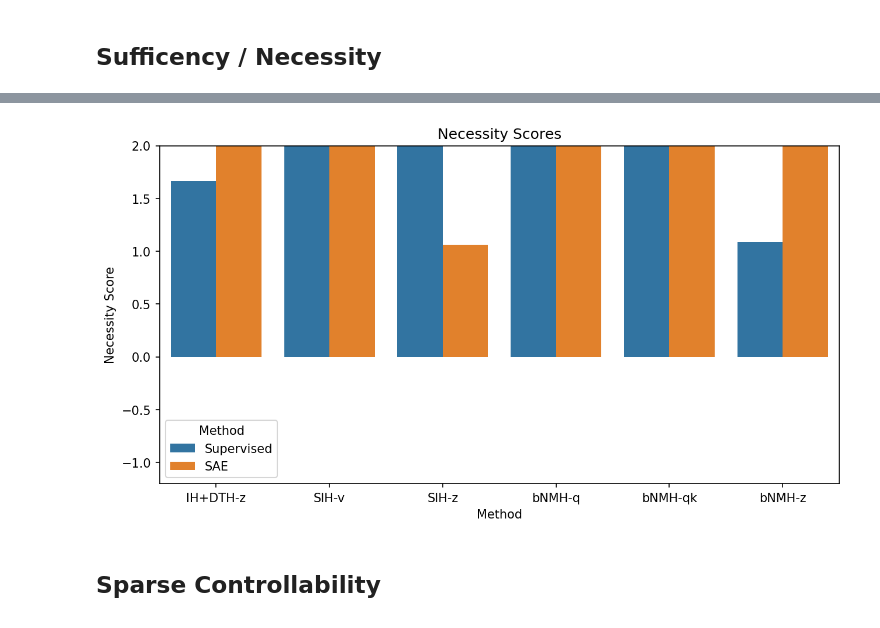
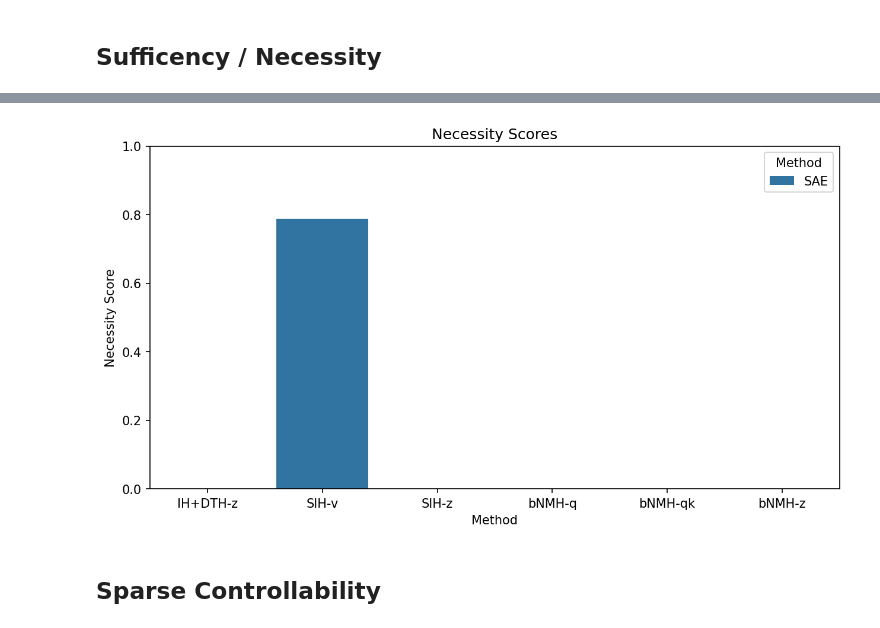
Before and after one commit to ghidav/sae-transfer-learning, a Jupyter notebook: eval_analysis.ipynb, the cells around one changed output, grey strips where cells are left out. Saved outputs shown, nothing was run; the diff lists cells and outputs as text; code cells hidden in the pictures.

```diff
--- a/eval_analysis.ipynb
+++ b/eval_analysis.ipynb
@@ -46,7 +302,5 @@ necessity_df['supervised_diff'] = (necessity_df['ablation_ld'] - necessity_df['s
 necessity_df['sae_diff'] = (necessity_df['ablation_ld'] - necessity_df['sae_average_ld']).abs()
 necessity_df['ablation_diff'] = (necessity_df['ablation_ld'] - necessity_df['clean_ld']).abs()
 
-#necessity_df['supervised_score'] = necessity_df['supervised_diff'] / necessity_df['ablation_diff']
-#necessity_df['sae_score'] = necessity_df['sae_diff'] / necessity_df['ablation_diff']
-
-necessity_df = necessity_df.groupby('node').mean()
+#necessity_df['supervised_score'] = 1 - necessity_df['ablation_diff'] / necessity_df['supervised_diff']
+#necessity_df['sae_score'] = 1 - necessity_df['ablation_diff'] / necessity_df['sae_diff']
@@ -53,3 +323,3 @@ necessity_df = necessity_df.groupby('node').mean()
 # %%
-necessity_df['supervised_score'] = necessity_df['supervised_diff'] / necessity_df['ablation_diff']
-necessity_df['sae_score'] = necessity_df['sae_diff'] / necessity_df['ablation_diff']
+scores_df = necessity_df.groupby('node').mean()
+scores_df
@@ -55,0 +335,7 @@ necessity_df['sae_score'] = necessity_df['sae_diff'] / necessity_df['ablation_di
+# %%
+scores_df['supervised_diff'] = (scores_df['ablation_ld'] - scores_df['supervised_average_ld']).abs()
+scores_df['sae_diff'] = (scores_df['ablation_ld'] - scores_df['sae_average_ld']).abs()
+scores_df['ablation_diff'] = (scores_df['ablation_ld'] - scores_df['clean_ld']).abs()
+# %%
+scores_df['supervised_score'] = 1 - scores_df['supervised_diff'] / scores_df['ablation_diff']
+scores_df['sae_score'] = 1 - scores_df['sae_diff'] / scores_df['ablation_diff']
@@ -56,15 +353,15 @@ necessity_df['sae_score'] = necessity_df['sae_diff'] / necessity_df['ablation_di
 # %%
-scores = necessity_df[['supervised_score', 'sae_score']].reset_index()
-scores.columns = ['Node', 'Supervised', 'SAE']
+scores = scores_df[['sae_score']].reset_index()
+scores.columns = ['Node','SAE']
 
 plt.figure(figsize=(10, 5), dpi=150)
 ax = sns.barplot(data=scores.melt(id_vars='Node', var_name='Method', value_name='Sufficency Score'), x='Node', y='Sufficency Score', hue='Method')
 ax.set(xlabel='Method', ylabel='Necessity Score')
-plt.ylim(-1.2, 2)
+plt.ylim(0, 1)
 plt.title('Necessity Scores')
 plt.show()
 # %% [output]
-[figure, old version]
+[figure, new version]
 # %% [markdown]
 ## Sparse Controllability
 # %%
```
Also changed, not shown: parts of 22 cells of this notebook, 4 other files.
